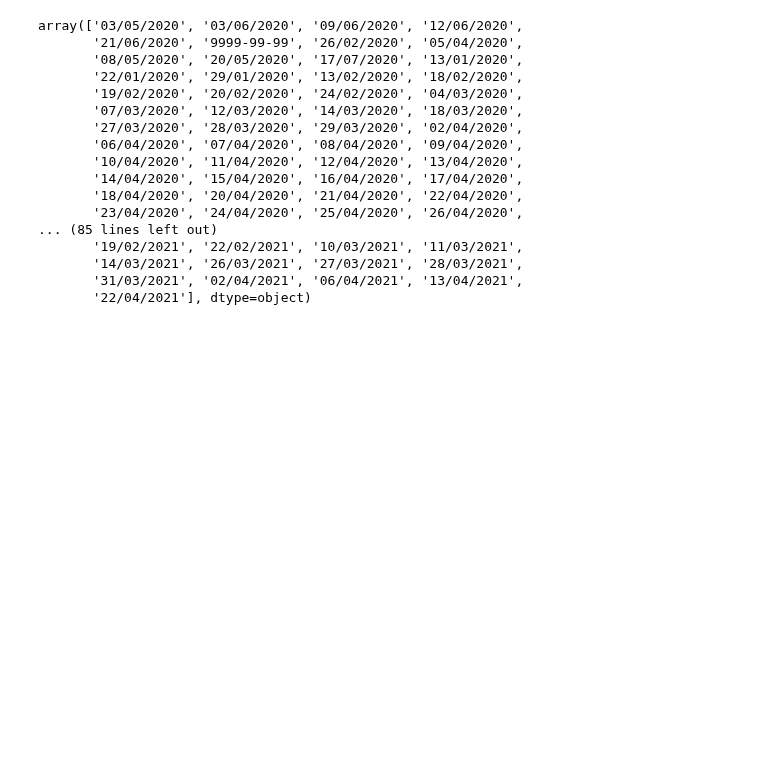
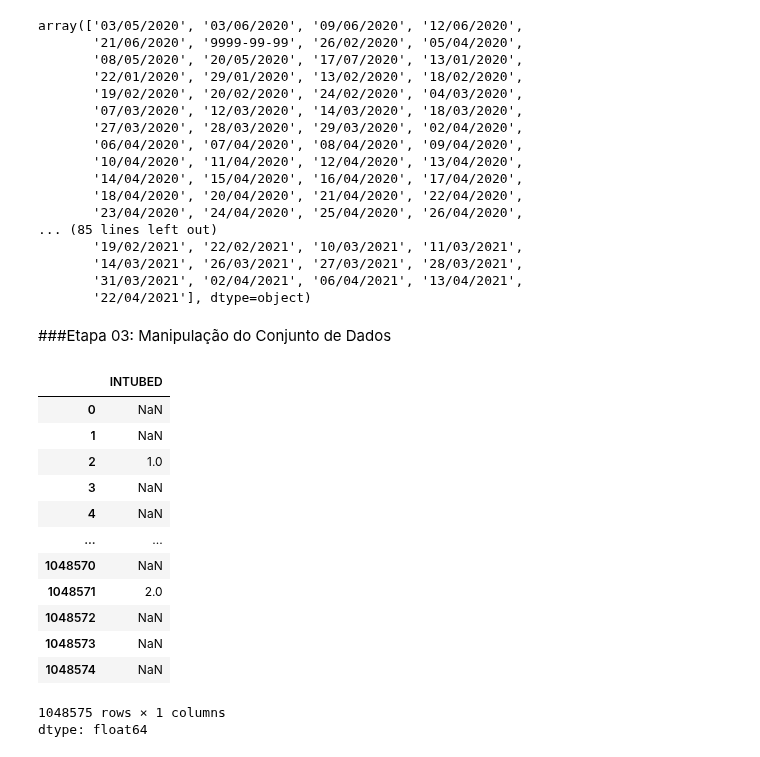
Before and after one commit to matheuspfferreira/python_data_science, a Jupyter notebook: Covid - 07/notebook/nb_covid.ipynb, the cells around one changed output. Cells and saved outputs as stored; diff of their text form; code cells hidden in the pictures; blank space fills up the shorter version.

```diff
--- a/Covid - 07/notebook/nb_covid.ipynb
+++ b/Covid - 07/notebook/nb_covid.ipynb
@@ -86,3 +87,5 @@ array(['03/05/2020', '03/06/2020', '09/06/2020', '12/06/2020',
        '14/03/2021', '26/03/2021', '27/03/2021', '28/03/2021',
        '31/03/2021', '02/04/2021', '06/04/2021', '13/04/2021',
        '22/04/2021'], dtype=object)
+# %% [markdown]
+###Etapa 03: Manipulação do Conjunto de Dados
@@ -88,0 +96,18 @@ array(['03/05/2020', '03/06/2020', '09/06/2020', '12/06/2020',
+# %%
+# Verificando a alteração
+dados['INTUBED']
+# %% [output]
+|  | INTUBED |
+| 0 | NaN |
+| 1 | NaN |
+| 2 | 1.0 |
+| 3 | NaN |
+| 4 | NaN |
+| ... | ... |
+| 1048570 | NaN |
+| 1048571 | 2.0 |
+| 1048572 | NaN |
+| 1048573 | NaN |
+| 1048574 | NaN |
+1048575 rows × 1 columns
+dtype: float64
```
Also changed, not shown: parts of 6 cells of this notebook.
